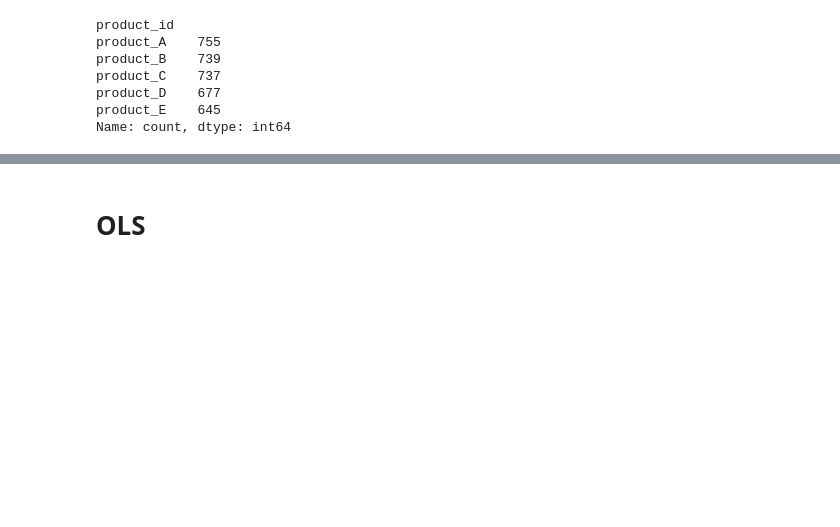
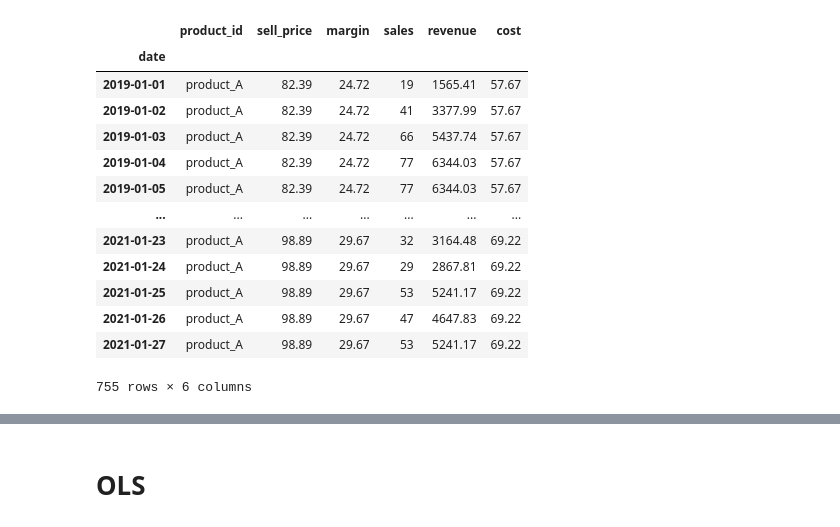
Before and after one commit to insoucyant/Pricing, a Jupyter notebook: analysis.ipynb, the cells around one changed output, grey strips where cells are left out. Drawn from its saved outputs; the diff is of its cells as text; code cells hidden in the pictures; blank space fills up the shorter version.

```diff
--- a/analysis.ipynb
+++ b/analysis.ipynb
@@ -43,11 +43,18 @@ df
 # %%
-df['product_id'].value_counts()
+df_product_A
 # %% [output]
+|  | product_id | sell_price | margin | sales | revenue | cost |
+| date |  |  |  |  |  |  |
+| 2019-01-01 | product_A | 82.39 | 24.72 | 19 | 1565.41 | 57.67 |
+| 2019-01-02 | product_A | 82.39 | 24.72 | 41 | 3377.99 | 57.67 |
+| 2019-01-03 | product_A | 82.39 | 24.72 | 66 | 5437.74 | 57.67 |
+| 2019-01-04 | product_A | 82.39 | 24.72 | 77 | 6344.03 | 57.67 |
+| 2019-01-05 | product_A | 82.39 | 24.72 | 77 | 6344.03 | 57.67 |
+| ... | ... | ... | ... | ... | ... | ... |
+| 2021-01-23 | product_A | 98.89 | 29.67 | 32 | 3164.48 | 69.22 |
+| 2021-01-24 | product_A | 98.89 | 29.67 | 29 | 2867.81 | 69.22 |
+| 2021-01-25 | product_A | 98.89 | 29.67 | 53 | 5241.17 | 69.22 |
+| 2021-01-26 | product_A | 98.89 | 29.67 | 47 | 4647.83 | 69.22 |
+| 2021-01-27 | product_A | 98.89 | 29.67 | 53 | 5241.17 | 69.22 |
-product_id
-product_A    755
-product_B    739
-product_C    737
-product_D    677
-product_E    645
-Name: count, dtype: int64
+755 rows × 6 columns
 # %%
```
Also changed, not shown: parts of 4 cells of this notebook, 1 other file.
